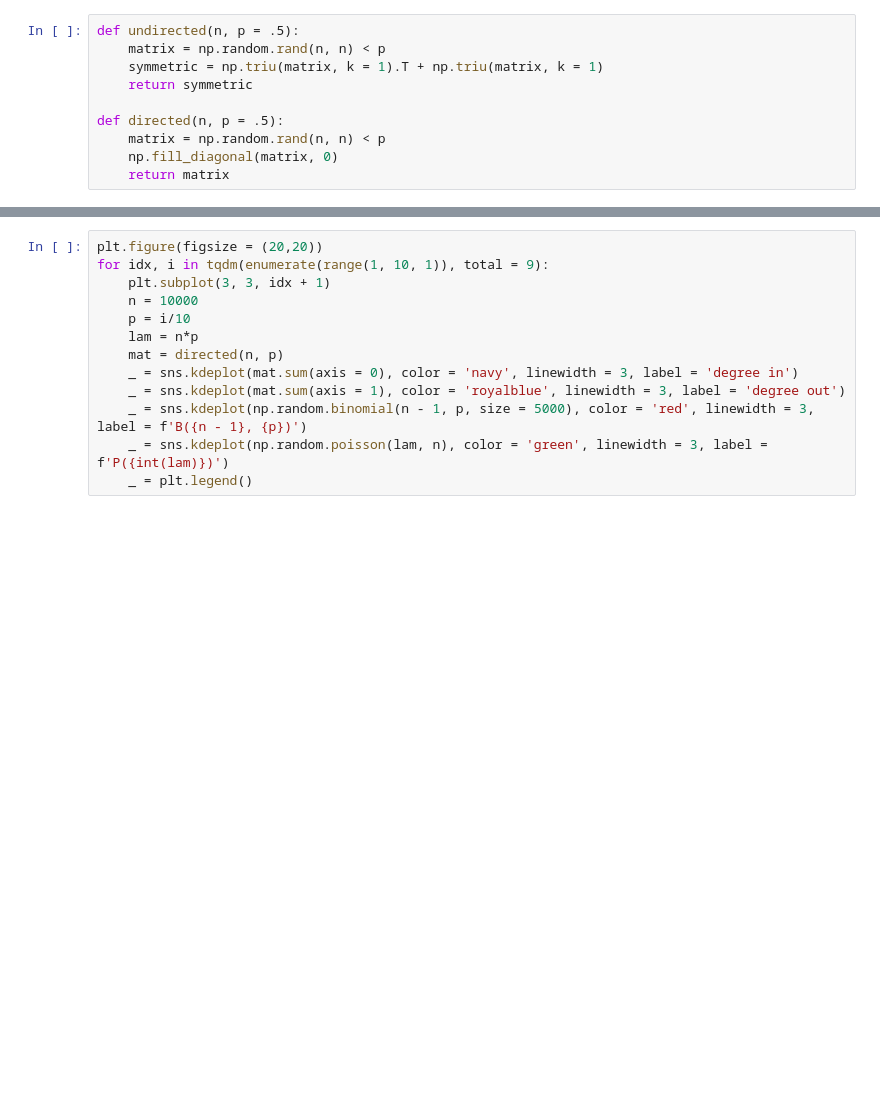
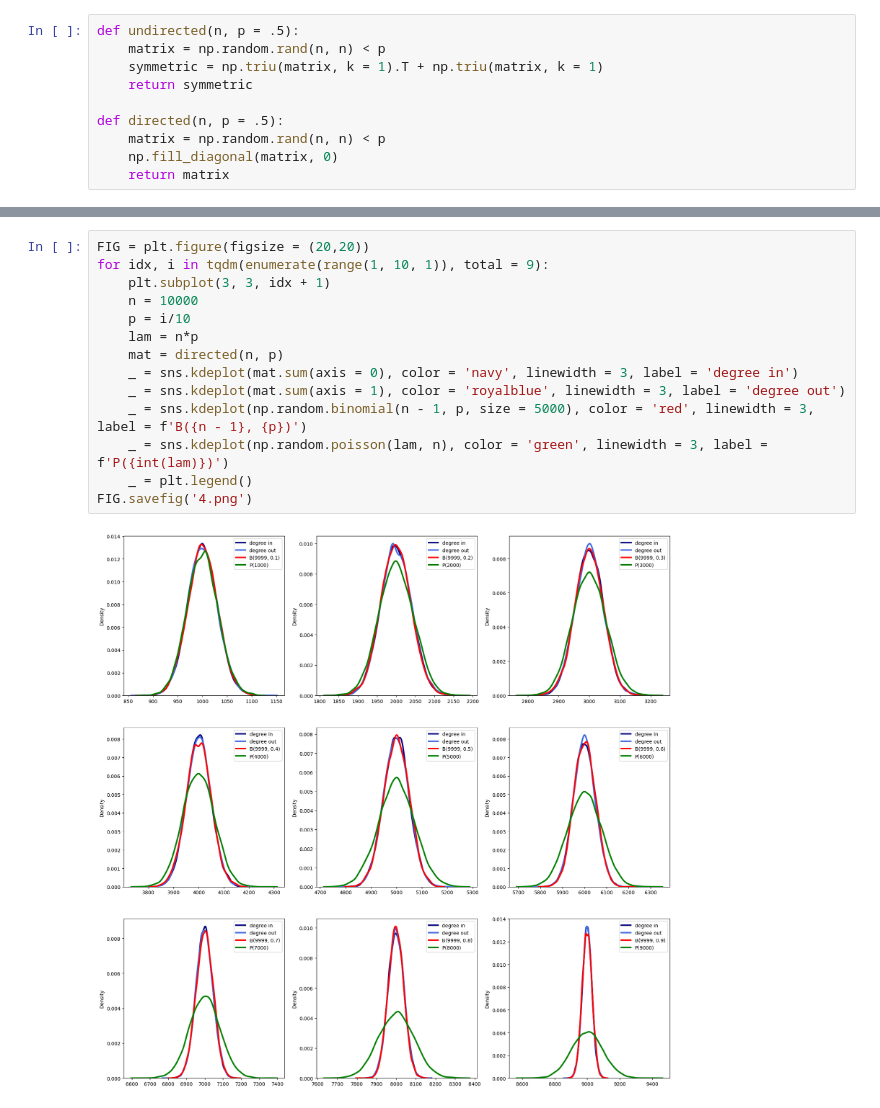
Before and after one commit to hyeok-jong/bio, a Jupyter notebook: graph.ipynb, the cells around one changed output, grey strips where cells are left out. Drawn from its saved outputs; the diff is of its cells as text; blank space fills up the shorter version.

```diff
--- a/graph.ipynb
+++ b/graph.ipynb
@@ -70,13 +83,16 @@ for idx, i in tqdm(enumerate(range(1, 10, 1)), total = 9):
 # %%
-plt.figure(figsize = (20,20))
+FIG = plt.figure(figsize = (20,20))
 for idx, i in tqdm(enumerate(range(1, 10, 1)), total = 9):
     plt.subplot(3, 3, idx + 1)
     n = 10000
     p = i/10
     lam = n*p
     mat = directed(n, p)
     _ = sns.kdeplot(mat.sum(axis = 0), color = 'navy', linewidth = 3, label = 'degree in')
     _ = sns.kdeplot(mat.sum(axis = 1), color = 'royalblue', linewidth = 3, label = 'degree out')
     _ = sns.kdeplot(np.random.binomial(n - 1, p, size = 5000), color = 'red', linewidth = 3, label = f'B({n - 1}, {p})')
     _ = sns.kdeplot(np.random.poisson(lam, n), color = 'green', linewidth = 3, label = f'P({int(lam)})')
     _ = plt.legend()
+FIG.savefig('4.png')
+# %% [output]
+[figure, added]
```
Also changed, not shown: parts of 4 cells of this notebook, 2 other files.
